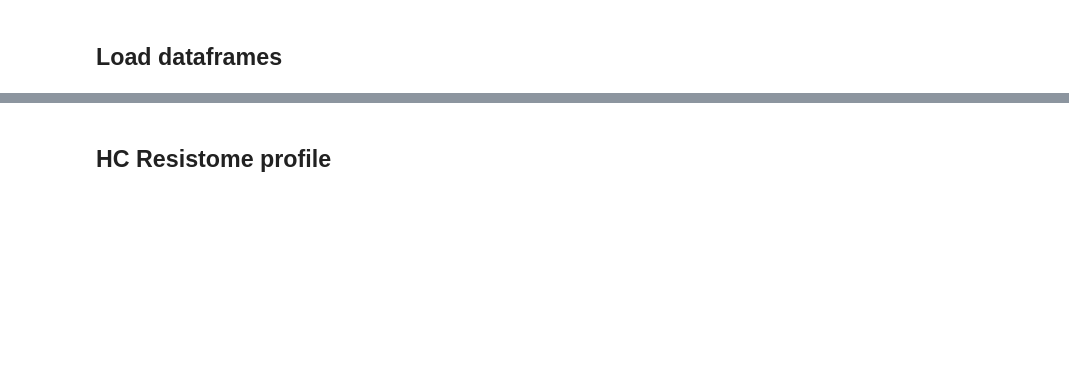
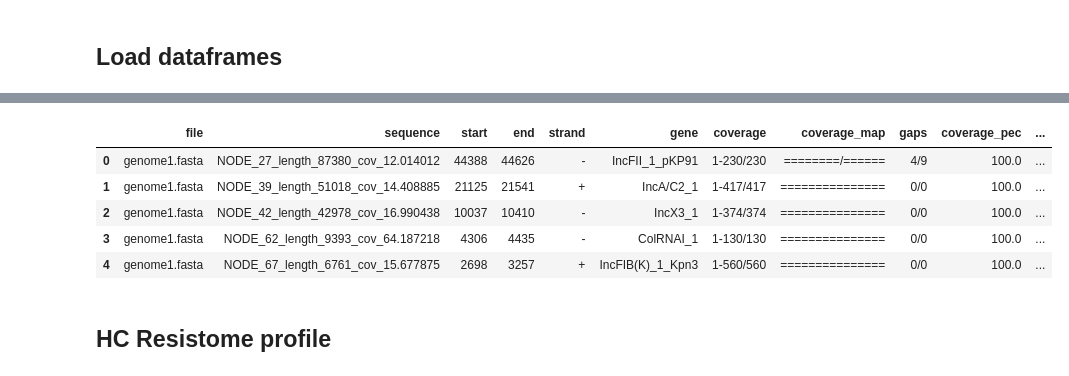
Before and after one commit to tiagocabralborelli/ARG-Sentinel, a Jupyter notebook: codehc.ipynb, the cells around one changed output, grey strips where cells are left out. Cells and saved outputs as stored; diff of their text form; code cells hidden in the pictures; blank space fills up the shorter version.

```diff
--- a/codehc.ipynb
+++ b/codehc.ipynb
@@ -81,3 +46,23 @@ Done.
+# %%
+plasmidfinder = pd.read_csv("~/documentos/github/ARG-Sentinel/spreadsheets/plasmidfinder_hc.csv",sep = "\t",names = ['file','sequence','start','end','strand','gene','coverage','coverage_map','gaps','coverage_pec','identity_perc','database','accession','product','resistance'])
+plasmidfinder['file'] = plasmidfinder['file'].apply(lambda x: x.split('/')[-1])
+plasmidfinder['species'] = None
+#Add column species
+species = pd.read_csv('~/documentos/github/ARG-Sentinel/spreadsheets/info.csv')
+species['assembly'] = species['assembly'].apply(lambda x: x + '.fasta')
+plasmidfinder.set_index('file', inplace = True)
+for i in species.itertuples():
+    if i.assembly in plasmidfinder.index:
+        plasmidfinder.loc[i.assembly,['species']] = i.specie
+plasmidfinder.reset_index(inplace = True)
+plasmidfinder.head()
+# %% [output]
+|  | file | sequence | start | end | strand | gene | coverage | coverage_map | gaps | coverage_pec | ... |
+| 0 | genome1.fasta | NODE_27_length_87380_cov_12.014012 | 44388 | 44626 | - | IncFII_1_pKP91 | 1-230/230 | ========/====== | 4/9 | 100.0 | ... |
+| 1 | genome1.fasta | NODE_39_length_51018_cov_14.408885 | 21125 | 21541 | + | IncA/C2_1 | 1-417/417 | =============== | 0/0 | 100.0 | ... |
+| 2 | genome1.fasta | NODE_42_length_42978_cov_16.990438 | 10037 | 10410 | - | IncX3_1 | 1-374/374 | =============== | 0/0 | 100.0 | ... |
+| 3 | genome1.fasta | NODE_62_length_9393_cov_64.187218 | 4306 | 4435 | - | ColRNAI_1 | 1-130/130 | =============== | 0/0 | 100.0 | ... |
+| 4 | genome1.fasta | NODE_67_length_6761_cov_15.677875 | 2698 | 3257 | + | IncFIB(K)_1_Kpn3 | 1-560/560 | =============== | 0/0 | 100.0 | ... |
 # %% [markdown]
 ## HC Resistome profile
 # %%
```
Also changed, not shown: parts of 23 cells of this notebook, 41 other files.
